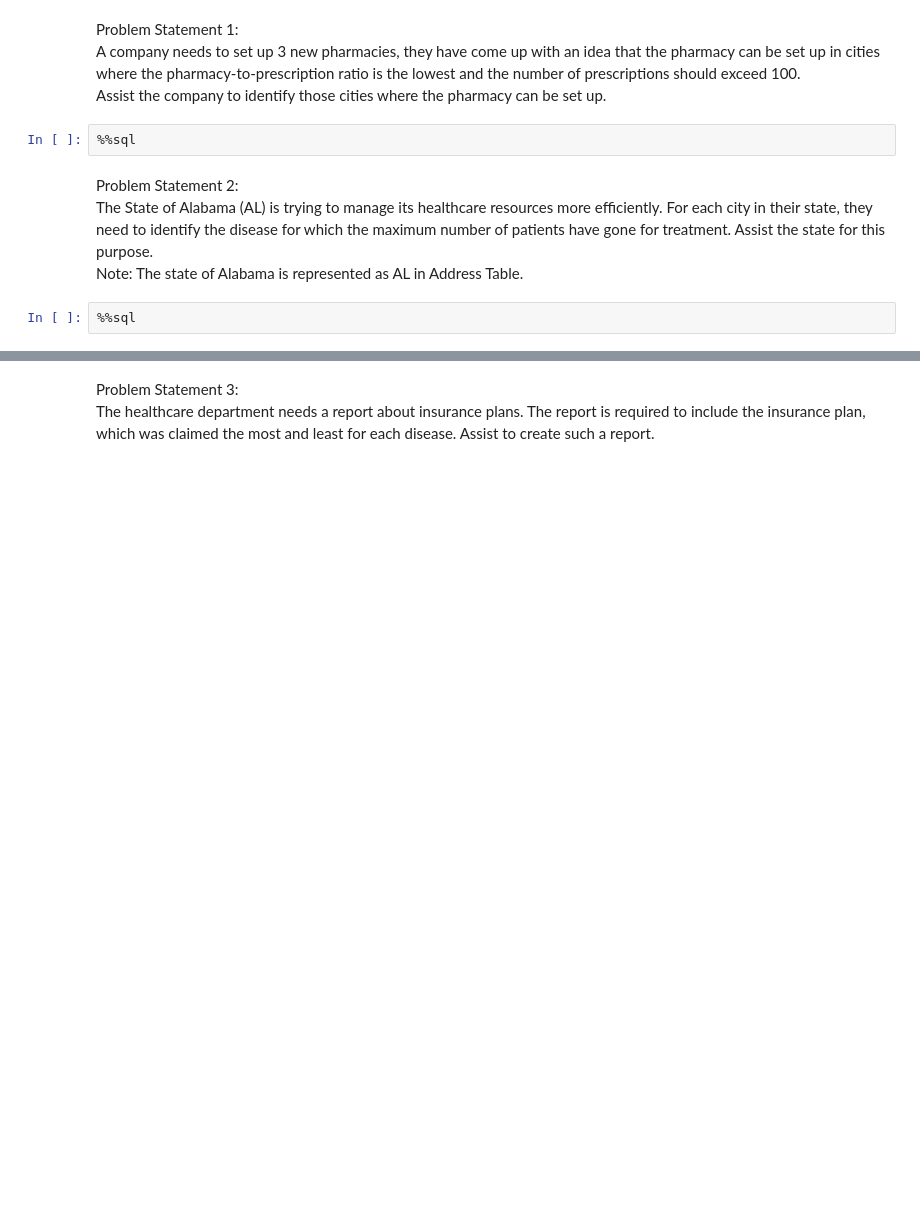
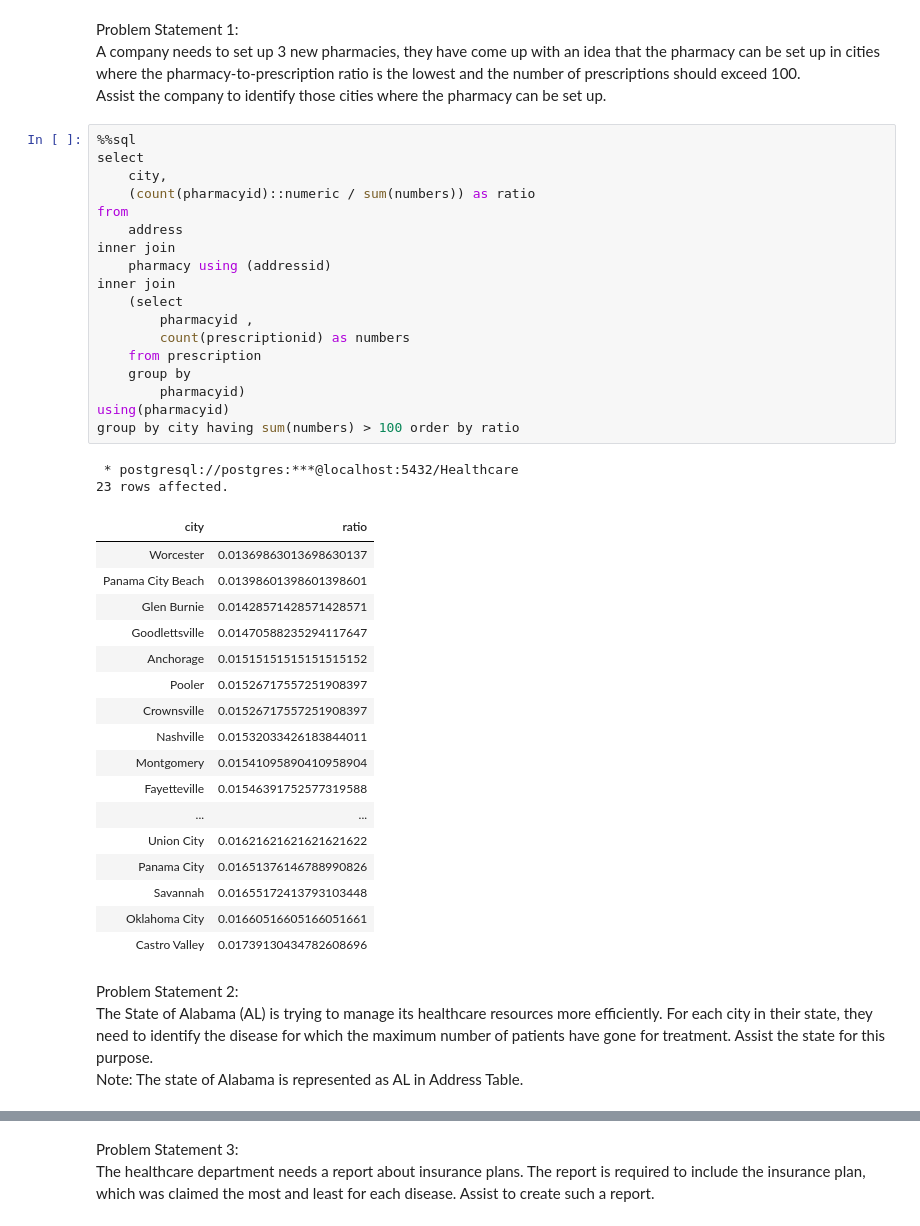
Before and after one commit to msb73/FS, a Jupyter notebook: Project Healthcare2 problem statements.ipynb, the cells around one changed output, grey strips where cells are left out. Cells and saved outputs as stored; diff of their text form; blank space fills up the shorter version.

```diff
--- a/Project Healthcare2 problem statements.ipynb
+++ b/Project Healthcare2 problem statements.ipynb
@@ -3,10 +3,44 @@
 %sql postgresql://postgres:toor@localhost:5432/Healthcare
 # %% [markdown]
 Problem Statement 1:<br> A company needs to set up 3 new pharmacies, they have come up with an idea that the pharmacy can be set up in cities where the pharmacy-to-prescription ratio is the lowest and the number of prescriptions should exceed 100.<br> Assist the company to identify those cities where the pharmacy can be set up.
-# %%
-%%sql
+# %%
+%%sql
+select
+    city,
+    (count(pharmacyid)::numeric / sum(numbers)) as ratio
+from
+    address
+inner join
+    pharmacy using (addressid)
+inner join
+    (select
+        pharmacyid ,
+        count(prescriptionid) as numbers
+    from prescription
+    group by
+        pharmacyid)
+using(pharmacyid)
+group by city having sum(numbers) > 100 order by ratio
+# %% [output]
+ * postgresql://postgres:***@localhost:5432/Healthcare
+23 rows affected.
+| city | ratio |
+| Worcester | 0.01369863013698630137 |
+| Panama City Beach | 0.01398601398601398601 |
+| Glen Burnie | 0.01428571428571428571 |
+| Goodlettsville | 0.01470588235294117647 |
+| Anchorage | 0.01515151515151515152 |
+| Pooler | 0.01526717557251908397 |
+| Crownsville | 0.01526717557251908397 |
+| Nashville | 0.01532033426183844011 |
+| Montgomery | 0.01541095890410958904 |
+| Fayetteville | 0.01546391752577319588 |
+| ... | ... |
+| Union City | 0.01621621621621621622 |
+| Panama City | 0.01651376146788990826 |
+| Savannah | 0.01655172413793103448 |
+| Oklahoma City | 0.01660516605166051661 |
+| Castro Valley | 0.01739130434782608696 |
 # %% [markdown]
 Problem Statement 2:<br> The State of Alabama (AL) is trying to manage its healthcare resources more efficiently. For each city in their state, they need to identify the disease for which the maximum number of patients have gone for treatment. Assist the state for this purpose.<br>
 Note: The state of Alabama is represented as AL in Address Table.
-# %%
-%%sql
```
Also changed, not shown: parts of 8 cells of this notebook, 11 other files.
